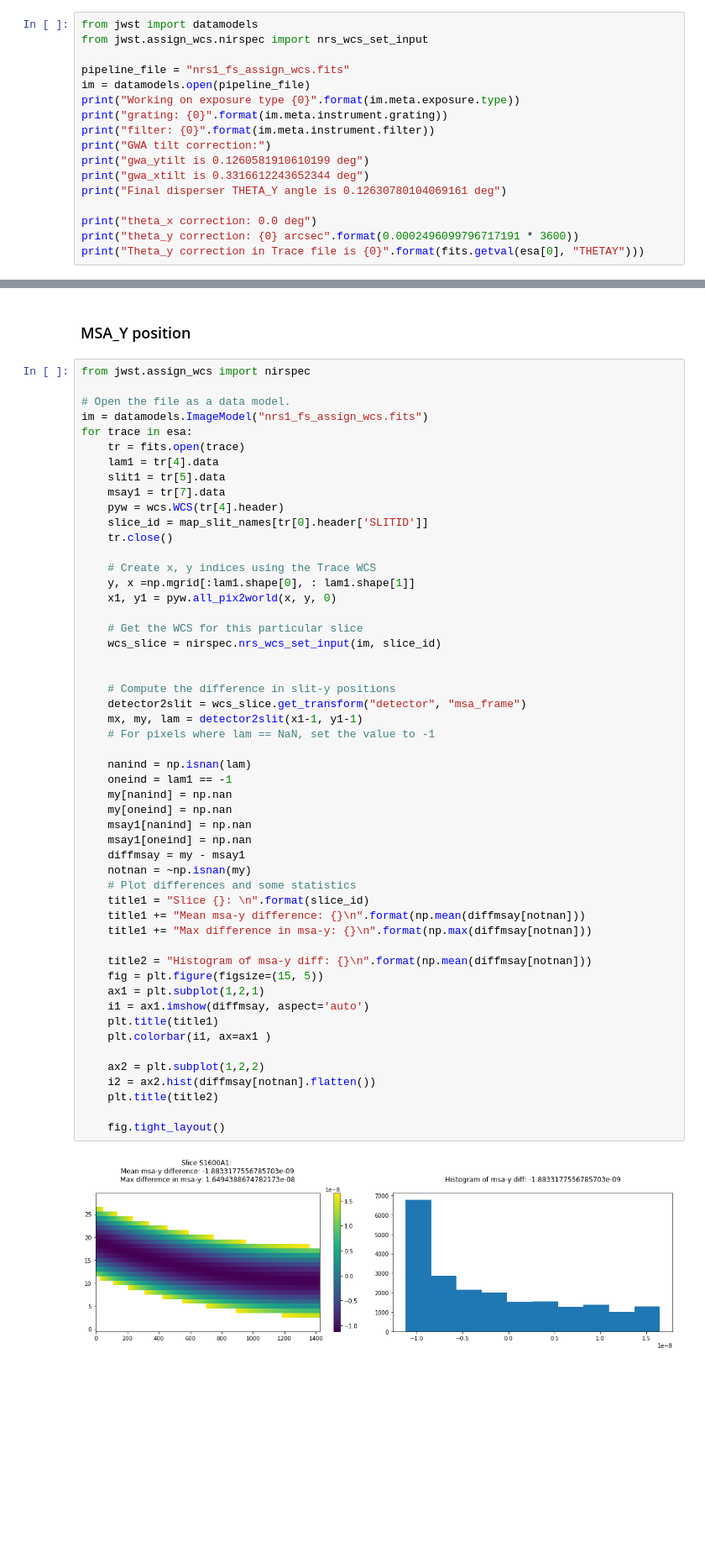
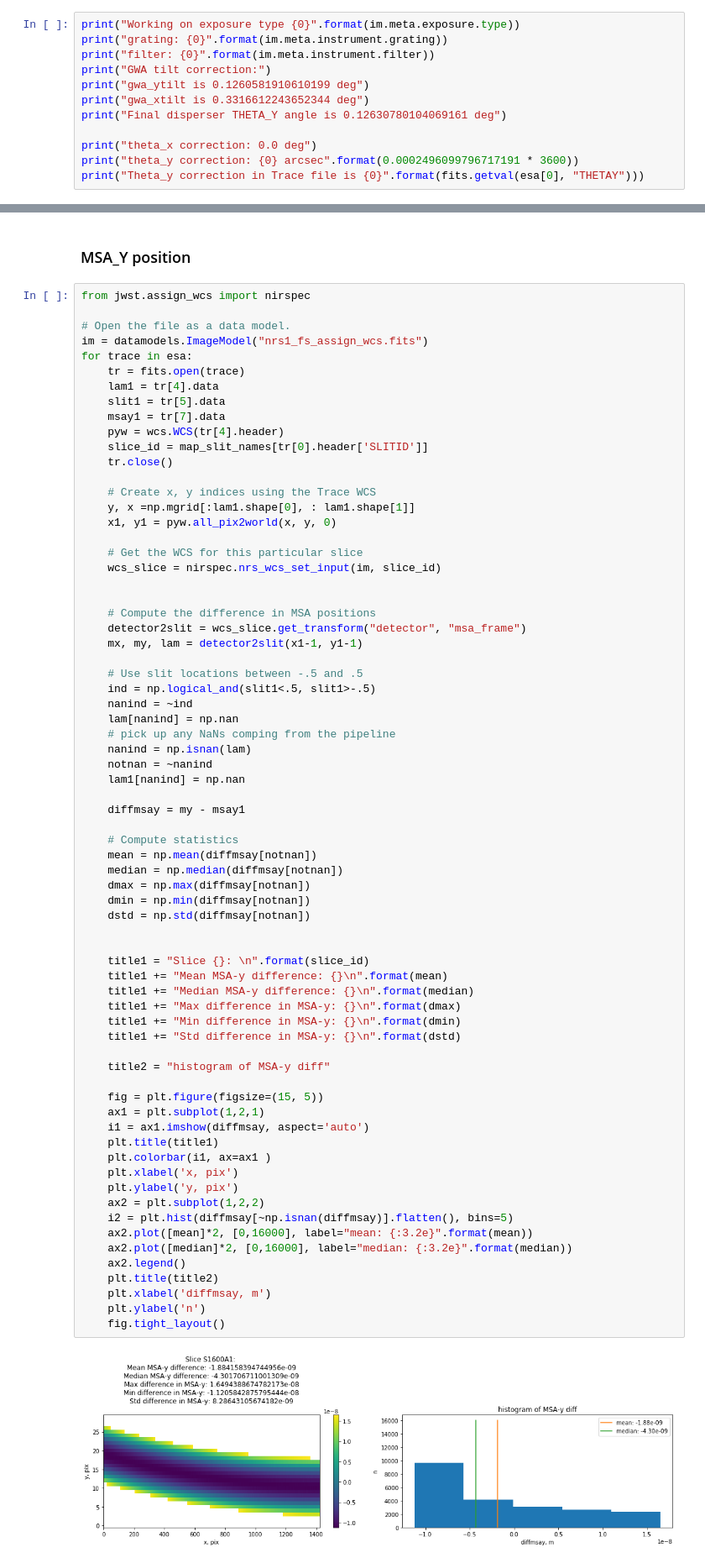
Before and after one commit to nden/nrs_testing, a Jupyter notebook: fs/NRS1_FS.ipynb, the cells around one changed output, grey strips where cells are left out. Shown at 84% size. Drawn from its saved outputs; the diff is of its cells as text; blank space fills up the shorter version.

```diff
--- a/fs/NRS1_FS.ipynb
+++ b/fs/NRS1_FS.ipynb
@@ -110,9 +130,4 @@ for trace in esa:
 # %%
-from jwst import datamodels
-from jwst.assign_wcs.nirspec import nrs_wcs_set_input
-
-pipeline_file = "nrs1_fs_assign_wcs.fits"
-im = datamodels.open(pipeline_file)
 print("Working on exposure type {0}".format(im.meta.exposure.type))
 print("grating: {0}".format(im.meta.instrument.grating))
 print("filter: {0}".format(im.meta.instrument.filter))
@@ -204,46 +238,64 @@ for trace in esa:
     slit1 = tr[5].data
     msay1 = tr[7].data
     pyw = wcs.WCS(tr[4].header)
     slice_id = map_slit_names[tr[0].header['SLITID']]
     tr.close()
 
     # Create x, y indices using the Trace WCS
     y, x =np.mgrid[:lam1.shape[0], : lam1.shape[1]]
     x1, y1 = pyw.all_pix2world(x, y, 0)
 
     # Get the WCS for this particular slice
     wcs_slice = nirspec.nrs_wcs_set_input(im, slice_id)
 
 
-    # Compute the difference in slit-y positions
+    # Compute the difference in MSA positions
     detector2slit = wcs_slice.get_transform("detector", "msa_frame")
     mx, my, lam = detector2slit(x1-1, y1-1)
-    # For pixels where lam == NaN, set the value to -1
 
+    # Use slit locations between -.5 and .5
+    ind = np.logical_and(slit1<.5, slit1>-.5)
+    nanind = ~ind
+    lam[nanind] = np.nan
+    # pick up any NaNs comping from the pipeline
     nanind = np.isnan(lam)
-    oneind = lam1 == -1
-    my[nanind] = np.nan
-    my[oneind] = np.nan
-    msay1[nanind] = np.nan
-    msay1[oneind] = np.nan
+    notnan = ~nanind
+    lam1[nanind] = np.nan
+
     diffmsay = my - msay1
-    notnan = ~np.isnan(my)
-    # Plot differences and some statistics
+
+    # Compute statistics
+    mean = np.mean(diffmsay[notnan])
+    median = np.median(diffmsay[notnan])
+    dmax = np.max(diffmsay[notnan])
+    dmin = np.min(diffmsay[notnan])
+    dstd = np.std(diffmsay[notnan])
+
+
     title1 = "Slice {}: \n".format(slice_id)
-    title1 += "Mean msa-y difference: {}\n".format(np.mean(diffmsay[notnan]))
-    title1 += "Max difference in msa-y: {}\n".format(np.max(diffmsay[notnan]))
+    title1 += "Mean MSA-y difference: {}\n".format(mean)
+    title1 += "Median MSA-y difference: {}\n".format(median)
+    title1 += "Max difference in MSA-y: {}\n".format(dmax)
+    title1 += "Min difference in MSA-y: {}\n".format(dmin)
+    title1 += "Std difference in MSA-y: {}\n".format(dstd)
 
-    title2 = "Histogram of msa-y diff: {}\n".format(np.mean(diffmsay[notnan]))
+    title2 = "histogram of MSA-y diff"
+
     fig = plt.figure(figsize=(15, 5))
     ax1 = plt.subplot(1,2,1)
     i1 = ax1.imshow(diffmsay, aspect='auto')
     plt.title(title1)
     plt.colorbar(i1, ax=ax1 )
-
+    plt.xlabel('x, pix')
+    plt.ylabel('y, pix')
     ax2 = plt.subplot(1,2,2)
-    i2 = ax2.hist(diffmsay[notnan].flatten())
+    i2 = plt.hist(diffmsay[~np.isnan(diffmsay)].flatten(), bins=5)
+    ax2.plot([mean]*2, [0,16000], label="mean: {:3.2e}".format(mean))
+    ax2.plot([median]*2, [0,16000], label="median: {:3.2e}".format(median))
+    ax2.legend()
     plt.title(title2)
-
+    plt.xlabel('diffmsay, m')
+    plt.ylabel('n')
     fig.tight_layout()
 # %% [output]
-[figure, old version]
+[figure, new version]
```
Also changed, not shown: parts of 7 cells of this notebook.
